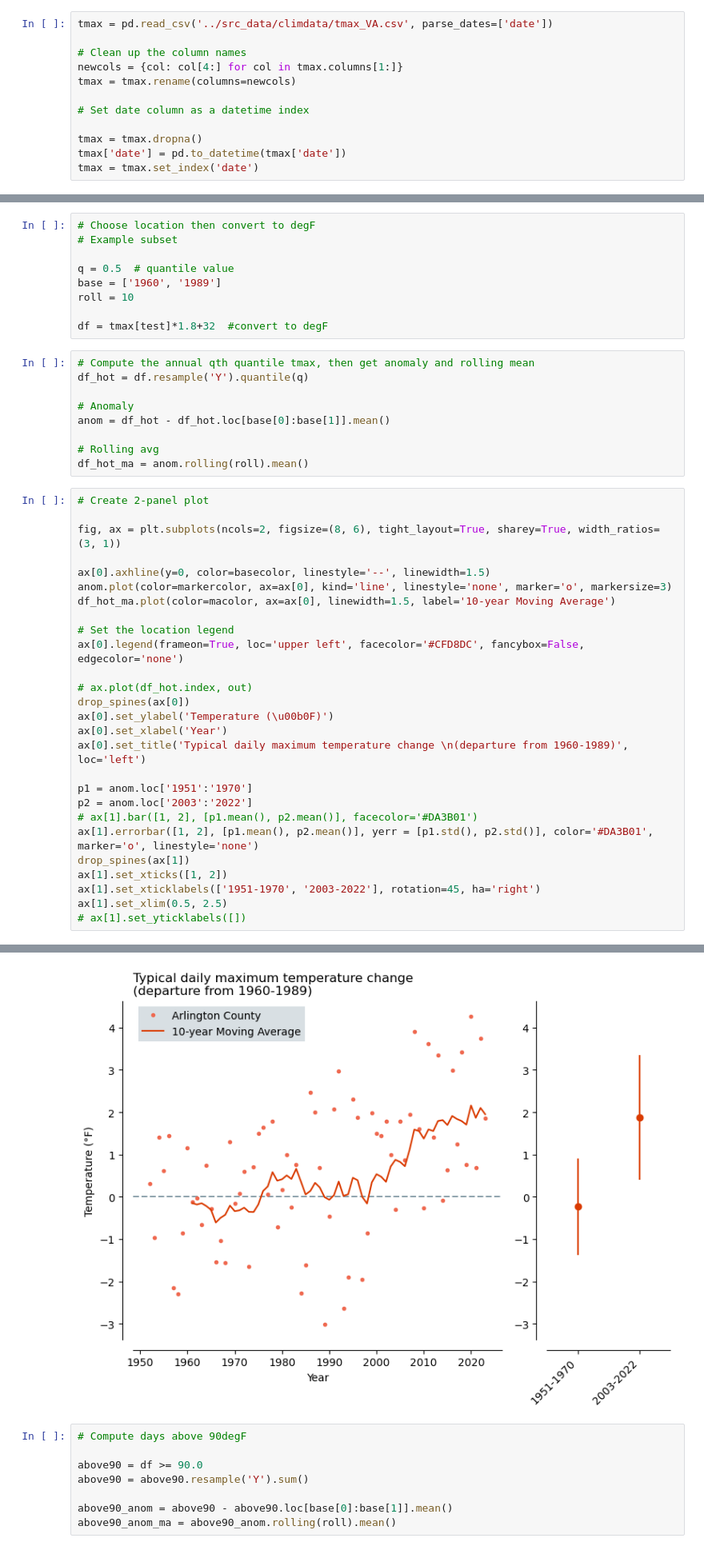
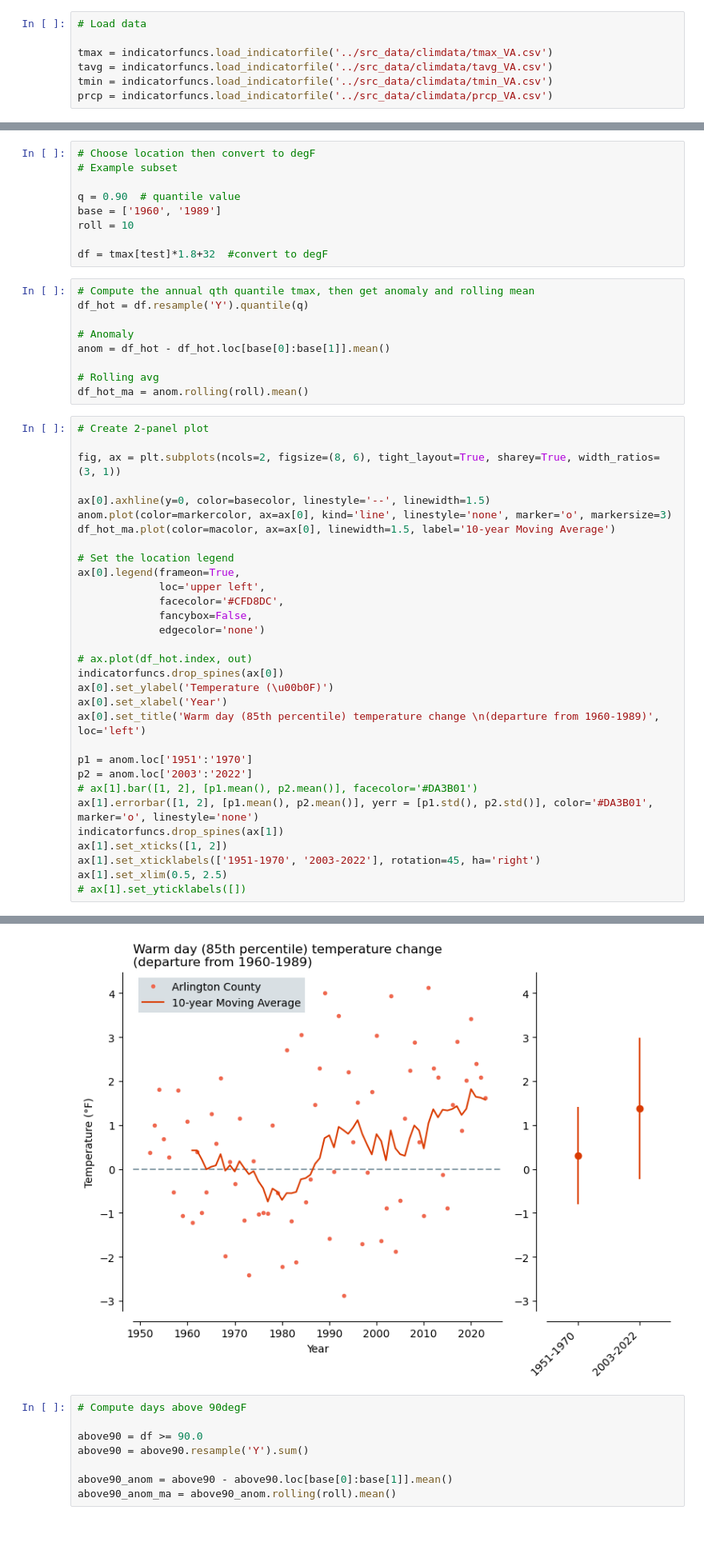
Before and after one commit to Prukutu/VCC-Data, a Jupyter notebook: indicators.ipynb, the cells around one changed output, grey strips where cells are left out. Shown at 80% size. Saved outputs shown, nothing was run; the diff lists cells and outputs as text.

```diff
--- a/indicators.ipynb
+++ b/indicators.ipynb
@@ -69,12 +46,7 @@ bdyax.axis('off');
 # %%
-tmax = pd.read_csv('../src_data/climdata/tmax_VA.csv', parse_dates=['date'])
+# Load data
 
-# Clean up the column names
-newcols = {col: col[4:] for col in tmax.columns[1:]}
-tmax = tmax.rename(columns=newcols)
-
-# Set date column as a datetime index
-
-tmax = tmax.dropna()
-tmax['date'] = pd.to_datetime(tmax['date'])
-tmax = tmax.set_index('date')
+tmax = indicatorfuncs.load_indicatorfile('../src_data/climdata/tmax_VA.csv')
+tavg = indicatorfuncs.load_indicatorfile('../src_data/climdata/tavg_VA.csv')
+tmin = indicatorfuncs.load_indicatorfile('../src_data/climdata/tmin_VA.csv')
+prcp = indicatorfuncs.load_indicatorfile('../src_data/climdata/prcp_VA.csv')
@@ -89,7 +63,7 @@ markercolor = '#EF6950'
 # Choose location then convert to degF
 # Example subset
 
-q = 0.5  # quantile value
+q = 0.90  # quantile value
 base = ['1960', '1989']
 roll = 10
 
@@ -106,33 +80,37 @@ df_hot_ma = anom.rolling(roll).mean()
 # %%
 # Create 2-panel plot
 
 fig, ax = plt.subplots(ncols=2, figsize=(8, 6), tight_layout=True, sharey=True, width_ratios=(3, 1))
 
 ax[0].axhline(y=0, color=basecolor, linestyle='--', linewidth=1.5)
 anom.plot(color=markercolor, ax=ax[0], kind='line', linestyle='none', marker='o', markersize=3)
 df_hot_ma.plot(color=macolor, ax=ax[0], linewidth=1.5, label='10-year Moving Average')
 
 # Set the location legend
-ax[0].legend(frameon=True, loc='upper left', facecolor='#CFD8DC', fancybox=False, edgecolor='none')
+ax[0].legend(frameon=True,
+             loc='upper left',
+             facecolor='#CFD8DC',
+             fancybox=False,
+             edgecolor='none')
 
 # ax.plot(df_hot.index, out)
-drop_spines(ax[0])
+indicatorfuncs.drop_spines(ax[0])
 ax[0].set_ylabel('Temperature (\u00b0F)')
 ax[0].set_xlabel('Year')
-ax[0].set_title('Typical daily maximum temperature change \n(departure from 1960-1989)', loc='left')
+ax[0].set_title('Warm day (85th percentile) temperature change \n(departure from 1960-1989)', loc='left')
 
 p1 = anom.loc['1951':'1970']
 p2 = anom.loc['2003':'2022']
 # ax[1].bar([1, 2], [p1.mean(), p2.mean()], facecolor='#DA3B01')
 ax[1].errorbar([1, 2], [p1.mean(), p2.mean()], yerr = [p1.std(), p2.std()], color='#DA3B01', marker='o', linestyle='none')
-drop_spines(ax[1])
+indicatorfuncs.drop_spines(ax[1])
 ax[1].set_xticks([1, 2])
 ax[1].set_xticklabels(['1951-1970', '2003-2022'], rotation=45, ha='right')
 ax[1].set_xlim(0.5, 2.5)
 # ax[1].set_yticklabels([])
 # %% [output]
 (0.5, 2.5)
-[figure, old version]
+[figure, new version]
 # %%
 # Compute days above 90degF
 
```
Also changed, not shown: parts of 25 cells of this notebook, 1 other file.
